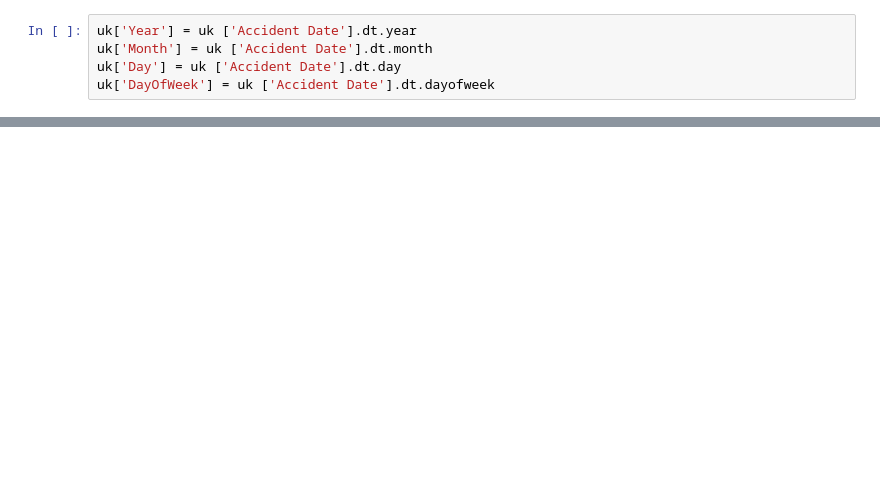
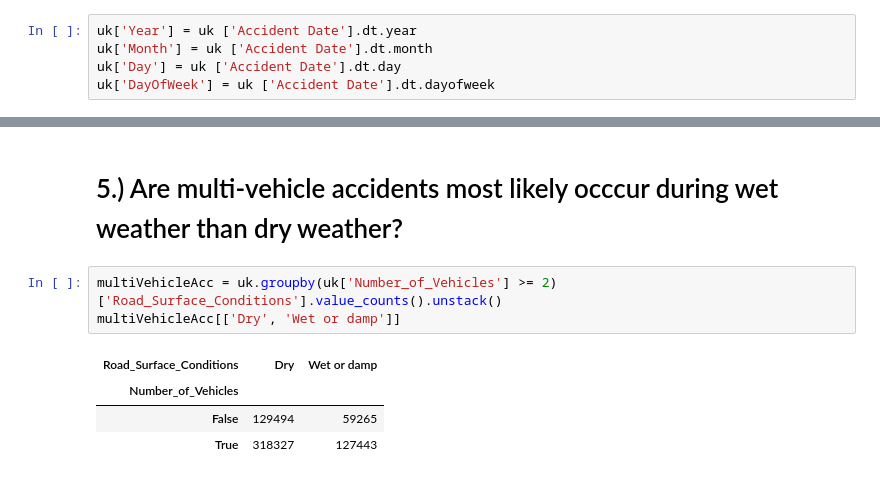
Before and after one commit to senseikim/ITELEC303, a Jupyter notebook: activity2.ipynb, the cells around one changed output, grey strips where cells are left out. Cells and saved outputs as stored; diff of their text form; blank space fills up the shorter version.

```diff
--- a/activity2.ipynb
+++ b/activity2.ipynb
@@ -361,0 +487,10 @@ dtype: int64
+# %% [markdown]
+<h1>5.) Are multi-vehicle accidents most likely occcur during wet weather than dry weather? </h1>
+# %%
+multiVehicleAcc = uk.groupby(uk['Number_of_Vehicles'] >= 2)['Road_Surface_Conditions'].value_counts().unstack()
+multiVehicleAcc[['Dry', 'Wet or damp']]
+# %% [output]
+| Road_Surface_Conditions | Dry | Wet or damp |
+| Number_of_Vehicles |  |  |
+| False | 129494 | 59265 |
+| True | 318327 | 127443 |
```
Also changed, not shown: parts of 45 cells of this notebook.
